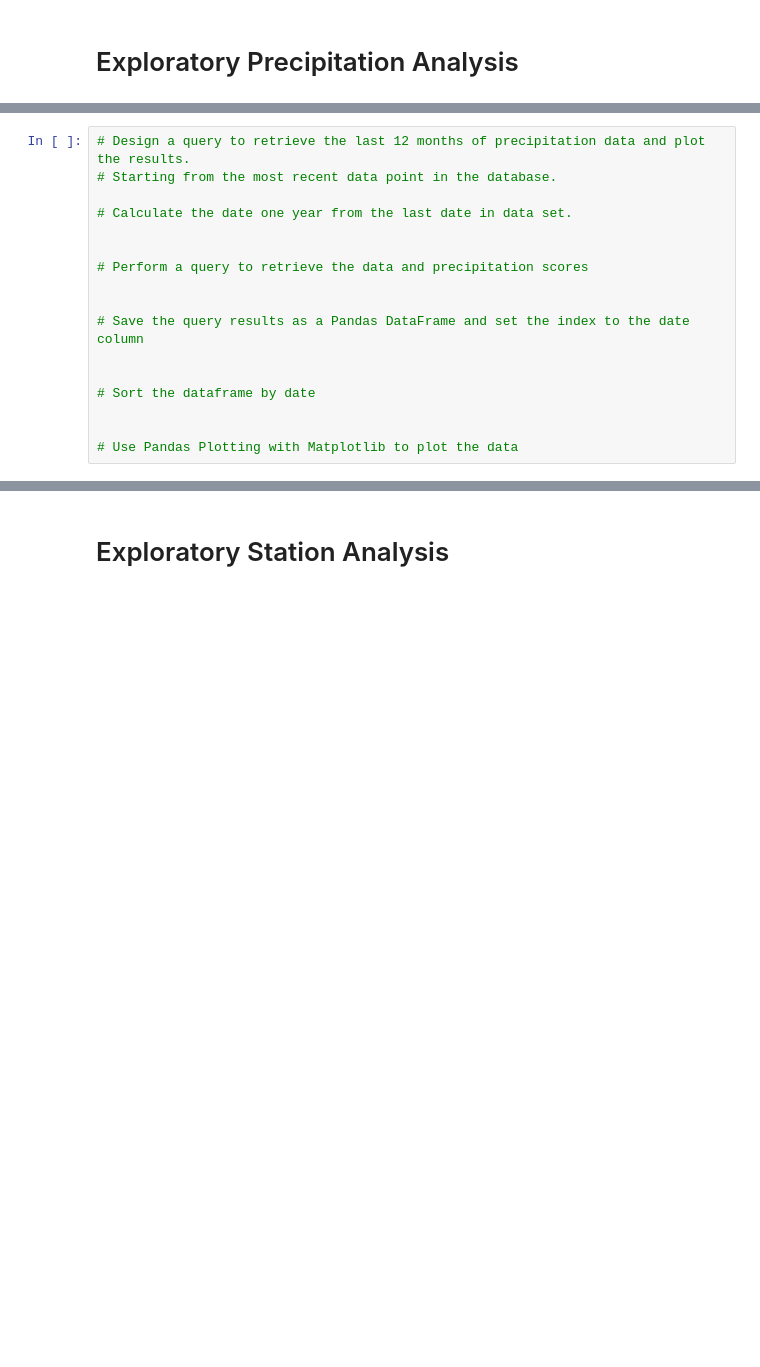
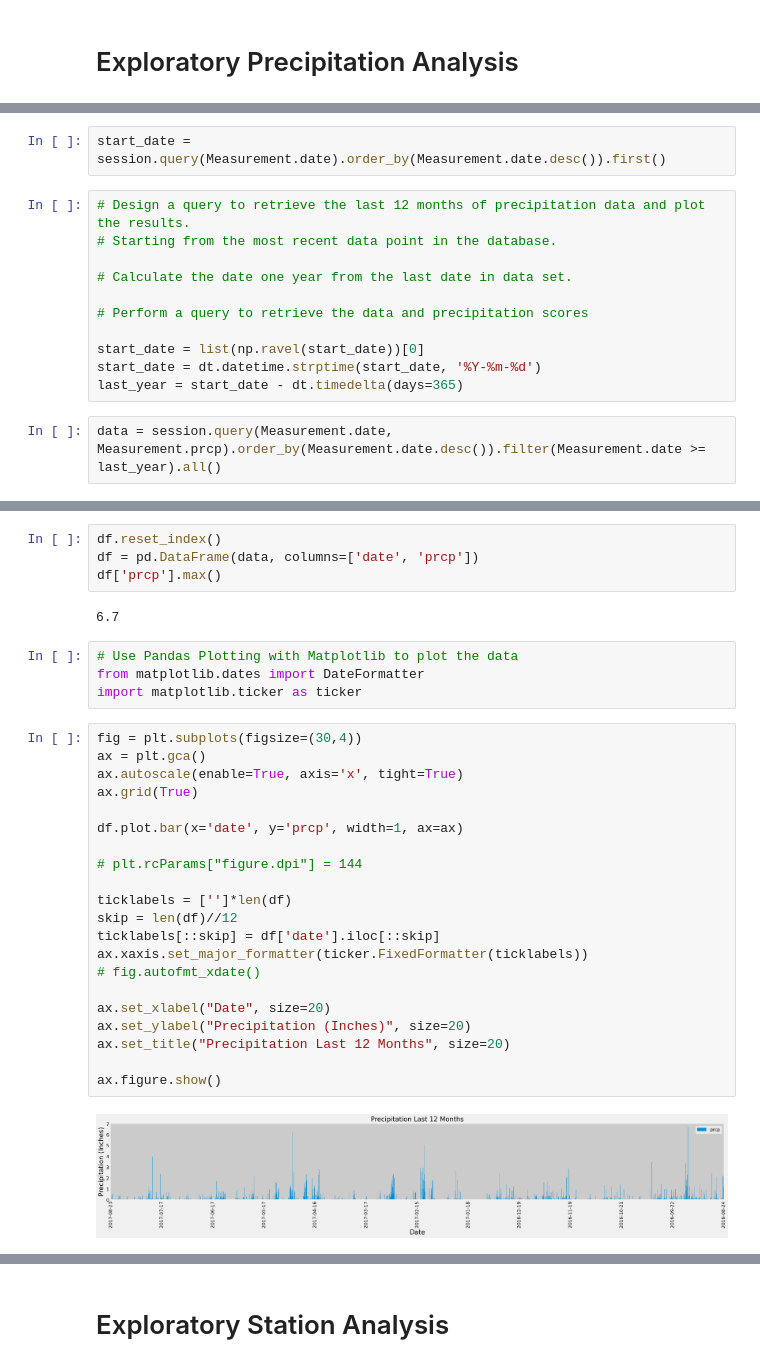
Before and after one commit to daintycuevas/sqlalchemy-challenge, a Jupyter notebook: climate_starter.ipynb, the cells around one changed output, grey strips where cells are left out. Saved outputs shown, nothing was run; the diff lists cells and outputs as text; blank space fills up the shorter version.

```diff
--- a/climate_starter.ipynb
+++ b/climate_starter.ipynb
@@ -42,17 +89,15 @@ session = Session(engine)
+# %%
+start_date = session.query(Measurement.date).order_by(Measurement.date.desc()).first()
 # %%
 # Design a query to retrieve the last 12 months of precipitation data and plot the results.
 # Starting from the most recent data point in the database.
 
 # Calculate the date one year from the last date in data set.
 
-
 # Perform a query to retrieve the data and precipitation scores
 
-
-# Save the query results as a Pandas DataFrame and set the index to the date column
-
-
-# Sort the dataframe by date
-
-
-# Use Pandas Plotting with Matplotlib to plot the data
+start_date = list(np.ravel(start_date))[0]
+start_date = dt.datetime.strptime(start_date, '%Y-%m-%d')
+last_year = start_date - dt.timedelta(days=365)
+# %%
+data = session.query(Measurement.date, Measurement.prcp).order_by(Measurement.date.desc()).filter(Measurement.date >= last_year).all()
@@ -59,2 +119,35 @@ session = Session(engine)
+# %%
+df.reset_index()
+df = pd.DataFrame(data, columns=['date', 'prcp'])
+df['prcp'].max()
+# %% [output]
+6.7
+# %%
+# Use Pandas Plotting with Matplotlib to plot the data
+from matplotlib.dates import DateFormatter
+import matplotlib.ticker as ticker
+# %%
+fig = plt.subplots(figsize=(30,4))
+ax = plt.gca()
+ax.autoscale(enable=True, axis='x', tight=True)
+ax.grid(True)
+
+df.plot.bar(x='date', y='prcp', width=1, ax=ax)
+
+# plt.rcParams["figure.dpi"] = 144
+
+ticklabels = ['']*len(df)
+skip = len(df)//12
+ticklabels[::skip] = df['date'].iloc[::skip]
+ax.xaxis.set_major_formatter(ticker.FixedFormatter(ticklabels))
+# fig.autofmt_xdate()
+
+ax.set_xlabel("Date", size=20)
+ax.set_ylabel("Precipitation (Inches)", size=20)
+ax.set_title("Precipitation Last 12 Months", size=20)
+
+ax.figure.show()
+# %% [output]
+[figure, added]
 # %%
 # Use Pandas to calcualte the summary statistics for the precipitation data
```
Also changed, not shown: parts of 20 cells of this notebook.
